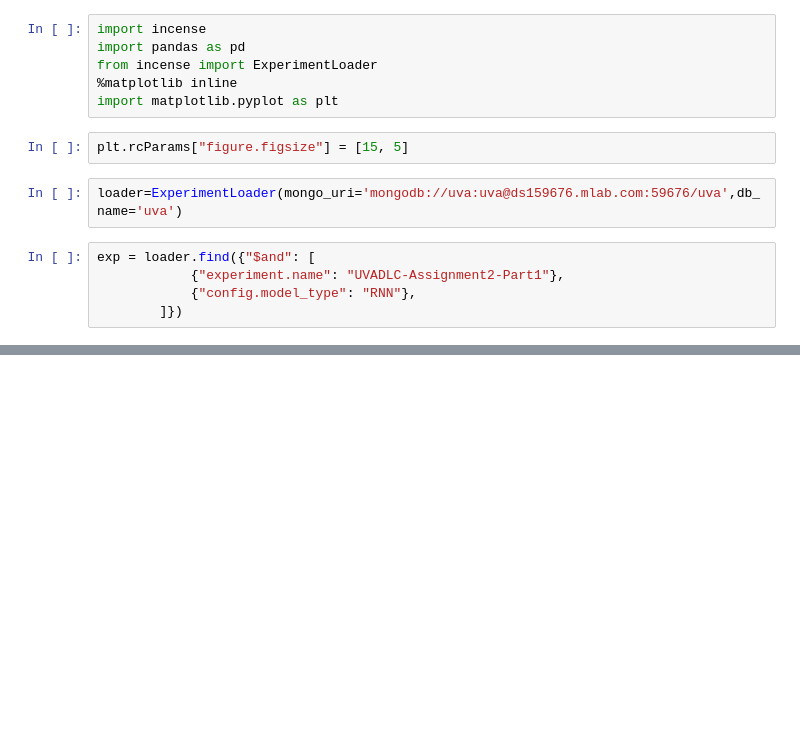
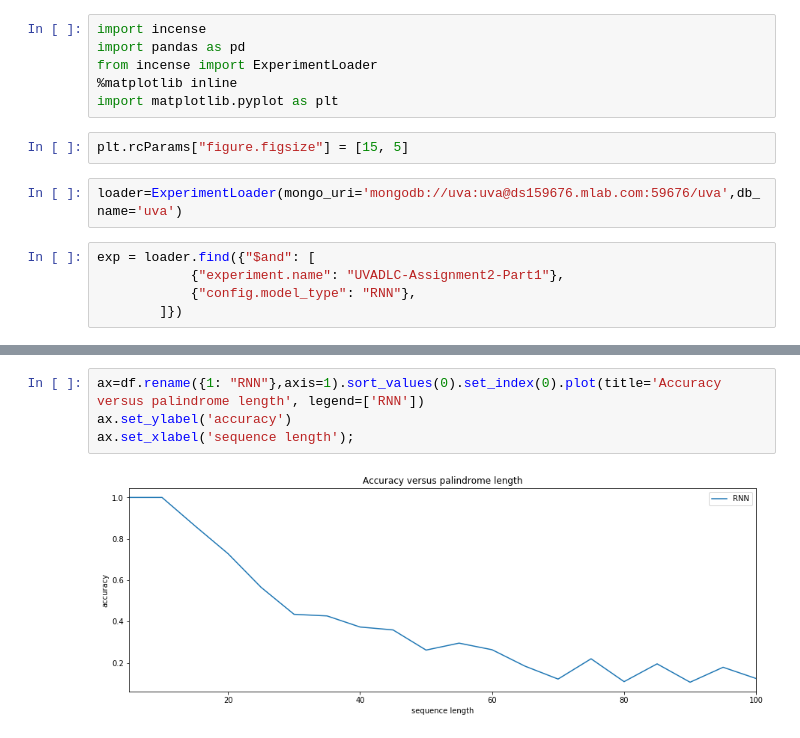
Before and after one commit to theofpa/uvadlc_practicals_2019, a Jupyter notebook: assignment_2/part1/RNN-accuracy.ipynb, the cells around one changed output, grey strips where cells are left out. Cells and saved outputs as stored; diff of their text form; blank space fills up the shorter version.

```diff
--- a/assignment_2/part1/RNN-accuracy.ipynb
+++ b/assignment_2/part1/RNN-accuracy.ipynb
@@ -24,0 +31,6 @@ df.plot();
+# %%
+ax=df.rename({1: "RNN"},axis=1).sort_values(0).set_index(0).plot(title='Accuracy versus palindrome length', legend=['RNN'])
+ax.set_ylabel('accuracy')
+ax.set_xlabel('sequence length');
+# %% [output]
+[figure, added]
```
Also changed, not shown: parts of 15 cells of this notebook.
